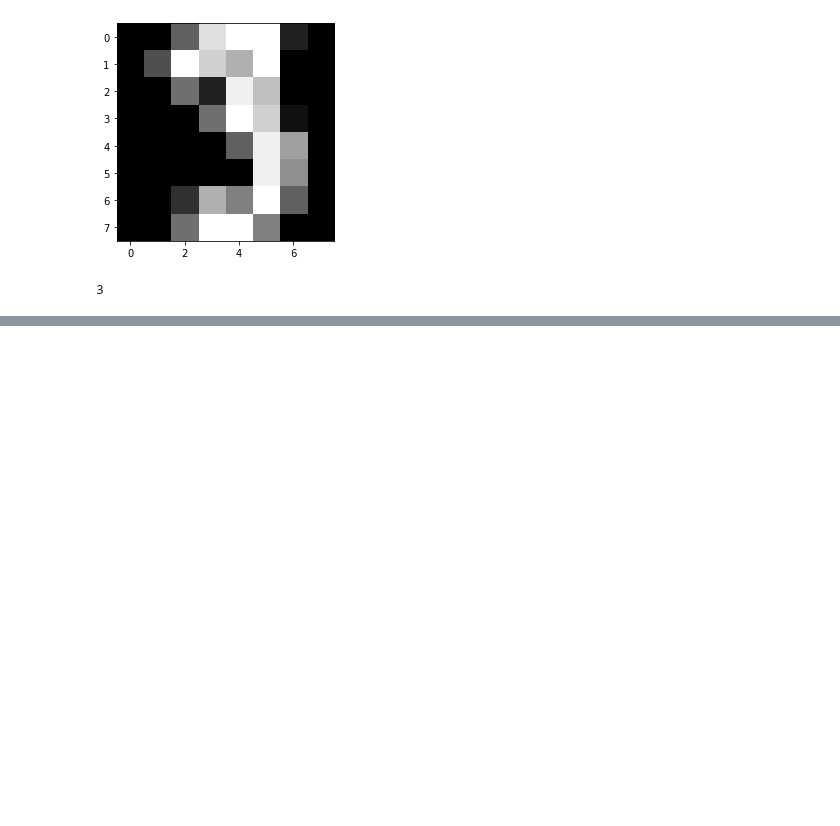
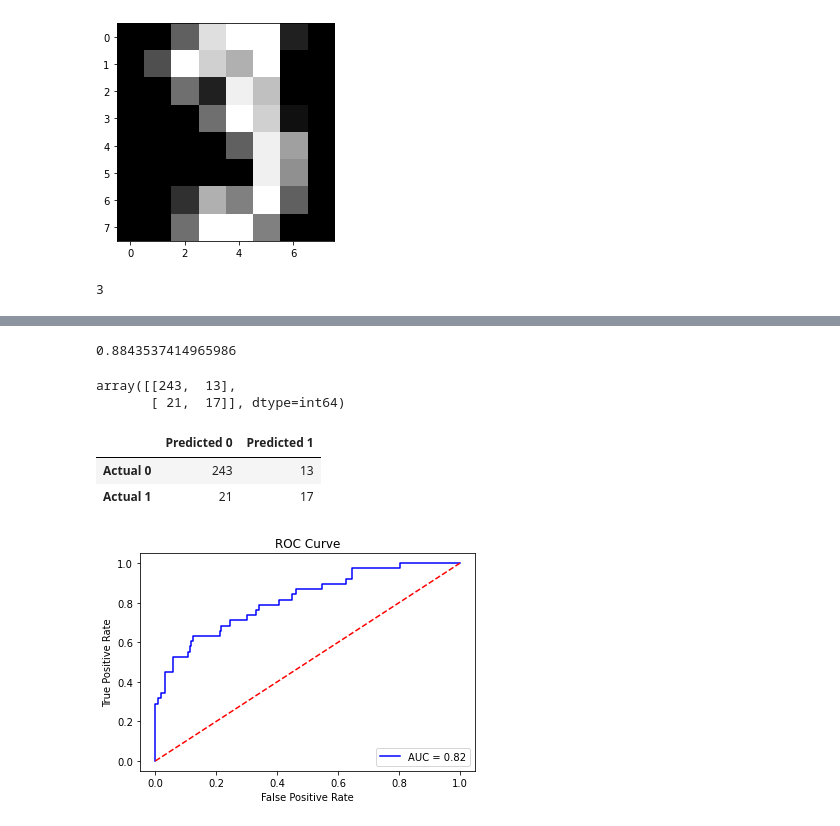
Before and after one commit to AIAcademyBatchH/Machine-Learning, a Jupyter notebook: Logistic_Regression/logreg_class_handson_2.ipynb, the cells around one changed output, grey strips where cells are left out. Cells and saved outputs as stored; diff of their text form; code cells hidden in the pictures; blank space fills up the shorter version.

```diff
--- a/Logistic_Regression/logreg_class_handson_2.ipynb
+++ b/Logistic_Regression/logreg_class_handson_2.ipynb
@@ -818,0 +1061,3 @@ ytest.iloc[0]
+# %%
+model_final = sm.GLM(ytrain,Xtrain,family=sm.families.Binomial()).fit()
+model_final.summary()
@@ -818,0 +1091,2 @@ ytest.iloc[0]
+# %%
+predictions = model_final.predict(Xtest)
@@ -818,0 +1096,10 @@ ytest.iloc[0]
+# %%
+accuracy_score(ytest,predicted_classes)
+# %% [output]
+0.8843537414965986
+# %%
+cm = confusion_matrix(ytest,predicted_classes)
+cm
+# %% [output]
+array([[243,  13],
+       [ 21,  17]], dtype=int64)
@@ -818,0 +1108,20 @@ ytest.iloc[0]
+# %%
+confmat
+# %% [output]
+|  | Predicted 0 | Predicted 1 |
+| Actual 0 | 243 | 13 |
+| Actual 1 | 21 | 17 |
+# %%
+fpr,tpr,threshold = roc_curve(ytest,predictions)
+# %%
+roc_score = roc_auc_score(ytest,predictions)
+# %%
+plt.title('ROC Curve')
+plt.plot(fpr,tpr,'b',label='AUC = %0.2f' % roc_score)
+plt.legend(loc='lower right')
+plt.plot([0,1],[0,1],'r--')
+plt.ylabel('True Positive Rate')
+plt.xlabel('False Positive Rate')
+plt.show()
+# %% [output]
+[figure, added]
```
Also changed, not shown: parts of 26 cells of this notebook.
